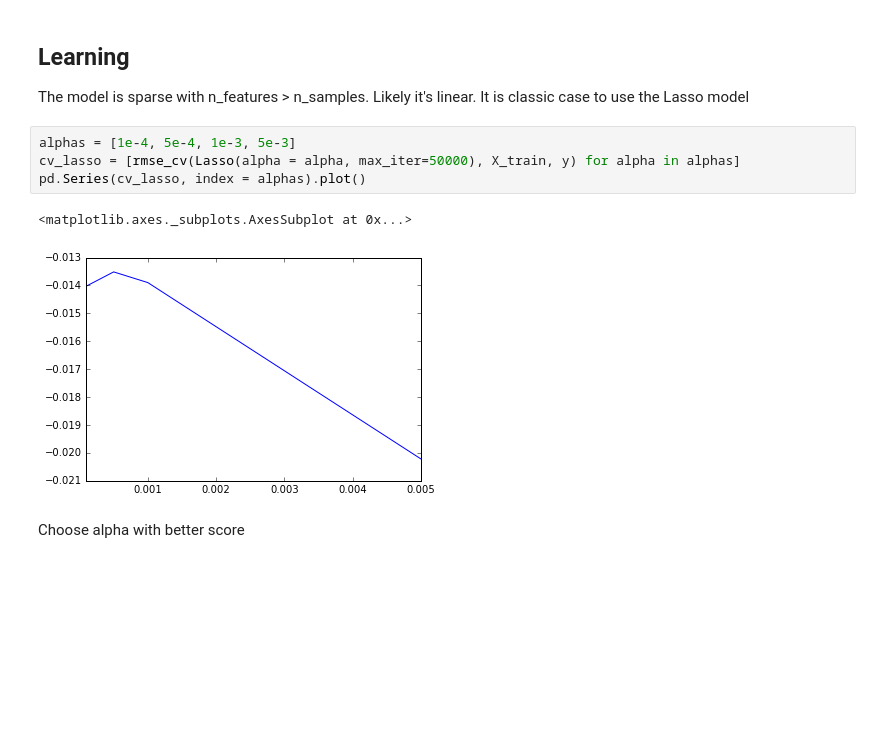
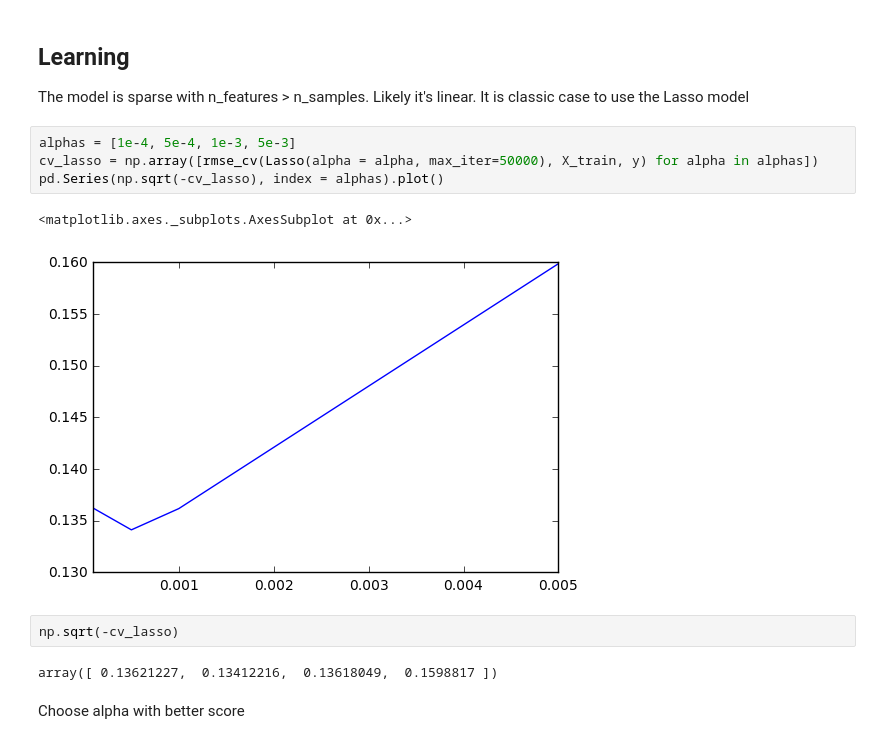
Before and after one commit to princewang1994/Kaggle, a Jupyter notebook: house_price/code/ref/lesso.ipynb, the cells around one changed output. Saved outputs shown, nothing was run; the diff lists cells and outputs as text; blank space fills up the shorter version.

```diff
--- a/house_price/code/ref/lesso.ipynb
+++ b/house_price/code/ref/lesso.ipynb
@@ -466,11 +516,15 @@ def rmse_cv(model, X, y):
 The model is sparse with n_features > n_samples. Likely it's linear.  It is classic case to use the Lasso model
 # %%
 alphas = [1e-4, 5e-4, 1e-3, 5e-3]
-cv_lasso = [rmse_cv(Lasso(alpha = alpha, max_iter=50000), X_train, y) for alpha in alphas]
-pd.Series(cv_lasso, index = alphas).plot()
+cv_lasso = np.array([rmse_cv(Lasso(alpha = alpha, max_iter=50000), X_train, y) for alpha in alphas])
+pd.Series(np.sqrt(-cv_lasso), index = alphas).plot()
 # %% [output]
 <matplotlib.axes._subplots.AxesSubplot at 0x...>
-[figure, old version]
+[figure, new version]
+# %%
+np.sqrt(-cv_lasso)
+# %% [output]
+array([ 0.13621227,  0.13412216,  0.13618049,  0.1598817 ])
 # %% [markdown]
 Choose alpha with better score
 # %%
```
Also changed, not shown: parts of 7 cells of this notebook, 9 other files.
